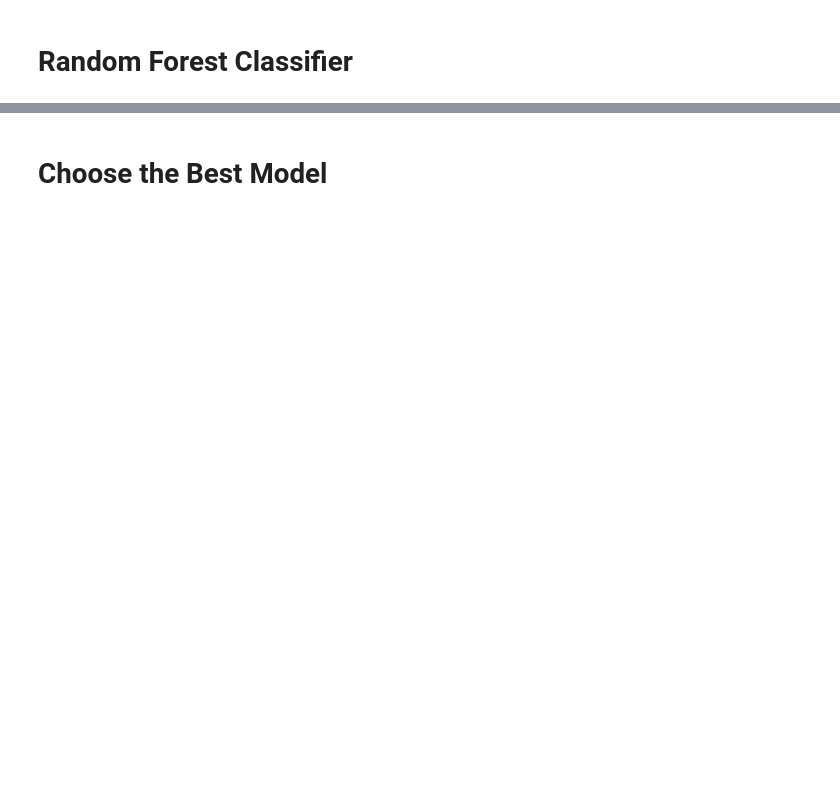
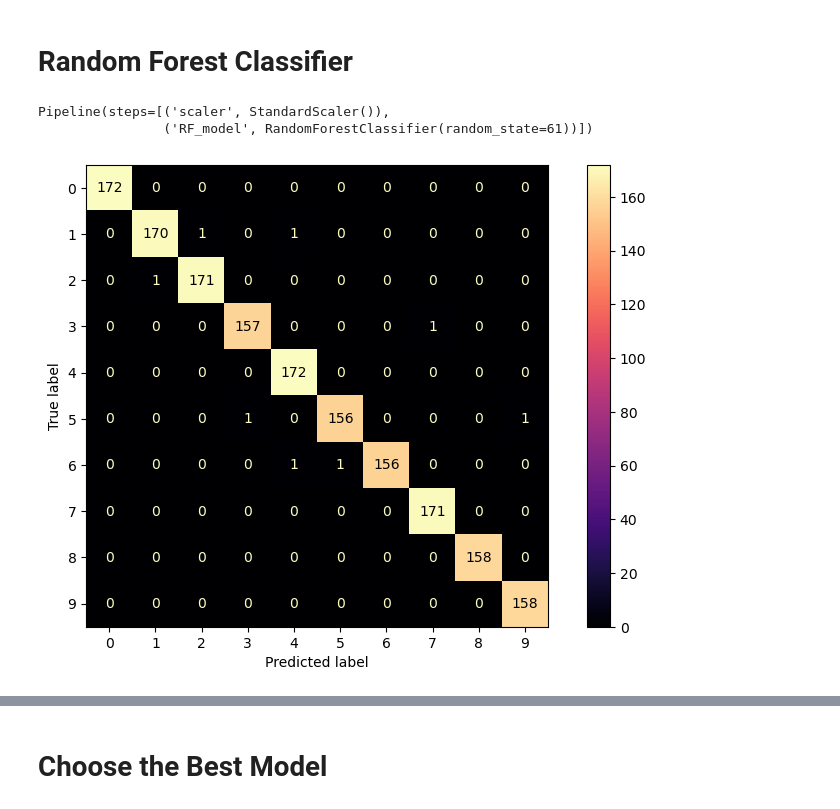
Before and after one commit to defneacer/Hand_Written_Digits_Project, a Jupyter notebook: Hand_Written_Digits_Project.ipynb, the cells around one changed output, grey strips where cells are left out. Cells and saved outputs as stored; diff of their text form; code cells hidden in the pictures; blank space fills up the shorter version.

```diff
--- a/Capstone Project-5 Student (Hand_Written_Digits).ipynb
+++ b/Hand_Written_Digits_Project.ipynb
@@ -275,7 +270,7 @@ pipe_model.get_params()
 # %%
 param_grid = {"SVC__C": [0.001, 0.05, 0.01, 0.1],
              "SVC__gamma":["scale", "auto", 0.1, 0.2, 0.3],
-             "SVC__kernel":["rbf", "linear", 'sigmoid']}
+             "SVC__kernel":["rbf", "linear"]}
 # %%
 steps = [("scaler", StandardScaler()), ("SVC", SVC(probability=True, class_weight="balanced", random_state = 61))] # enson model yer almalı
 pipe_model = Pipeline(steps=steps)
@@ -465,0 +507,15 @@ grid_model.best_params_
+# %%
+operations = [("scaler", StandardScaler()),
+              ("RF_model", RandomForestClassifier(random_state=61))]
+
+pipe_model = Pipeline(steps=operations)
+
+pipe_model.fit(X_train, y_train)
+# %% [output]
+Pipeline(steps=[('scaler', StandardScaler()),
+                ('RF_model', RandomForestClassifier(random_state=61))])
+# %%
+from sklearn.metrics import confusion_matrix, classification_report, ConfusionMatrixDisplay
+ConfusionMatrixDisplay.from_estimator(pipe_model, X_test, y_test, cmap="magma");
+# %% [output]
+[figure, added]
```
Also changed, not shown: parts of 58 cells of this notebook.
